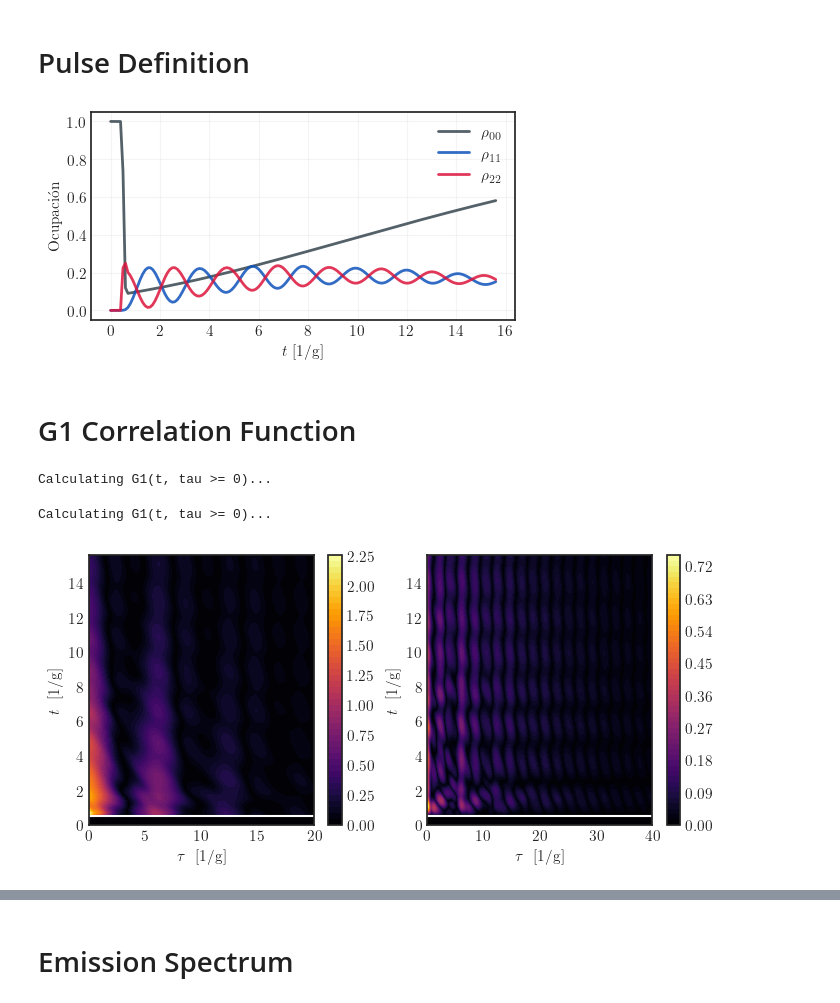
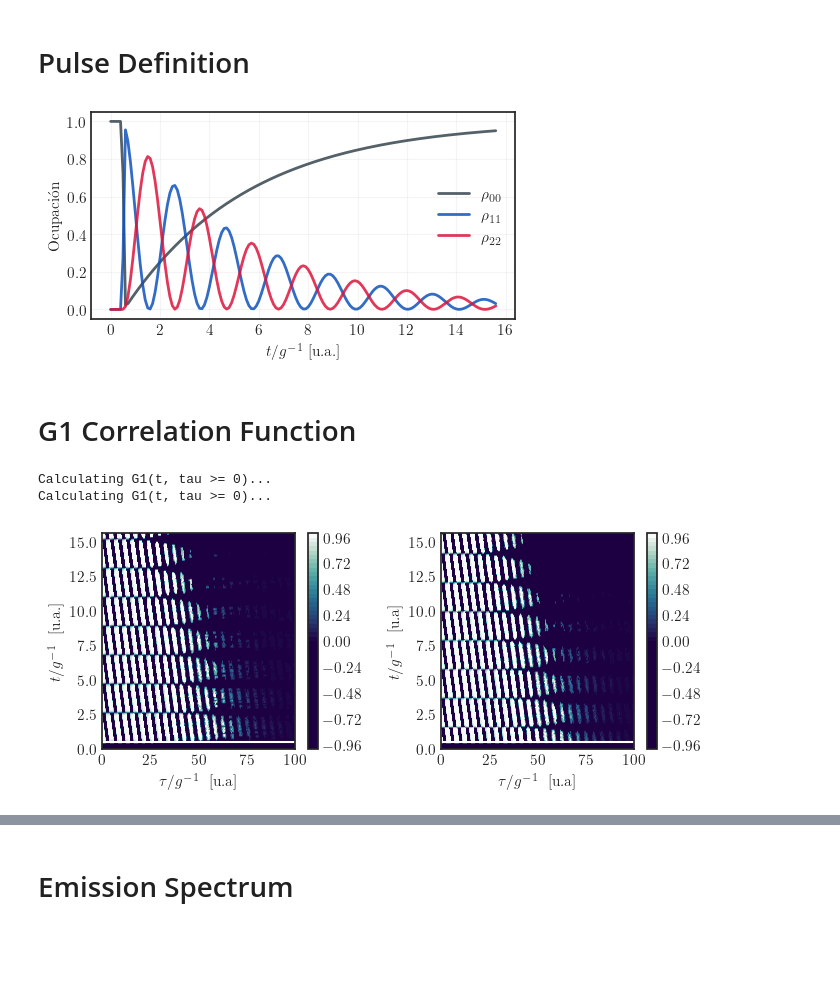
Before and after one commit to juardilag/Pulsed-cQED, a Jupyter notebook: test.ipynb, the cells around one changed output, grey strips where cells are left out. Cells and saved outputs as stored; diff of their text form; code cells hidden in the pictures; blank space fills up the shorter version.

Commit message:
added new plots and cmaps

```diff
--- a/test.ipynb
+++ b/test.ipynb
@@ -30,8 +38,8 @@ g_ref = jnp.pi*10.0e6  # 10 MHz
 g_sim = g_real/g_ref
 delta_c = 0/g_ref
 delta_e = 0/g_ref
-kappa = 0.1
-gamma = 0.1
+kappa = 0.20
+gamma = 0.20
 # %% [markdown]
 # Pulse Definition
 # %%
@@ -63,7 +71,7 @@ psi_q_gnd = jnp.array([1.0, 0.0])
 psi_0 = jnp.kron(psi_c_vac, psi_q_gnd)
 rho_initial = jnp.outer(psi_0, jnp.conj(psi_0))
 
-H_t_func = dynamical_hamiltonian(cavity_dim, delta_c, delta_e, g_sim)
+H_t_func = dynamical_hamiltonian_atom(cavity_dim, delta_c, delta_e, g_sim)
 
 a, adag, n_op = boson_ops(cavity_dim)
 sigma_m, sigma_p, sigma_e = qubit_ops()
@@ -84,10 +92,10 @@ L_ops = [L1, L2]
 rho_all_t = solve_dynamics(rho_initial, t_array, H_t_func, drive, L_ops)
 # %%
 fig, ax = plt.subplots(figsize=(5, 2.8))
-plt.plot(t_array, rho_all_t[:, 0, 0], label=r'$\rho_{00}$', linewidth = 2, color = '#36454F', alpha = 0.85)
-plt.plot(t_array, rho_all_t[:, 1, 1], label=r'$\rho_{11}$', linewidth = 2, color = '#0F52BA', alpha = 0.85)
-plt.plot(t_array, rho_all_t[:, 2, 2], label=r'$\rho_{22}$', linewidth = 2, color = '#DC143C', alpha = 0.85)
-plt.xlabel(r'$t$ [1/g]')
+plt.plot(t_array, jnp.real(rho_all_t[:, 0, 0]), label=r'$\rho_{00}$', linewidth = 2, color = '#36454F', alpha = 0.85)
+plt.plot(t_array, jnp.real(rho_all_t[:, 1, 1]), label=r'$\rho_{11}$', linewidth = 2, color = '#0F52BA', alpha = 0.85)
+plt.plot(t_array, jnp.real(rho_all_t[:, 2, 2]), label=r'$\rho_{22}$', linewidth = 2, color = '#DC143C', alpha = 0.85)
+plt.xlabel(r'$t/g^{-1}$ [u.a.]')
 plt.ylabel('Ocupación')
 plt.legend()
 plt.grid(alpha = 0.2)
@@ -95,17 +103,15 @@ plt.tight_layout()
 plt.savefig('matter_population.pdf', dpi = 300, bbox_inches ='tight')
 plt.show()
 # %% [output]
-[figure, old version]
+[figure, new version]
 # %% [markdown]
 # G1 Correlation Function
 # %%
 from correlations import g1_matrix
 # %%
-tau_array_pos =  jnp.arange(0, 60 + dt, dt)
-tau_array_neg = jnp.flip(-tau_array_pos)[1:]
-tau_array_full = jnp.concatenate([tau_array_neg, tau_array_pos])
+tau_array_pos =  jnp.arange(0, 100 + dt, dt)
 
-G1_light_matrix = g1_matrix(
+G1_light_matrix, g1_light_matrix = g1_matrix(
     rho_t_array = rho_all_t,
     t_array = t_array,
     a_L = a_full,
@@ -116,7 +122,7 @@ G1_light_matrix = g1_matrix(
     E_func = drive
 )
 
-G1_atom_matrix = g1_matrix(
+G1_atom_matrix, g1_atom_matrix  = g1_matrix(
     rho_t_array = rho_all_t,
     t_array = t_array,
     a_L = sigma_m_full,
@@ -128,23 +134,48 @@ G1_atom_matrix = g1_matrix(
 )
 # %% [output]
 Calculating G1(t, tau >= 0)...
+Calculating G1(t, tau >= 0)...
-Calculating G1(t, tau >= 0)...
 # %%
-fig, ax = plt.subplots(1, 2, figsize=(8, 3.5))
+fig, ax = plt.subplots(1, 2, figsize=(7.5, 2.8))
+fig.subplots_adjust(wspace=0.40)
 
-plot_1 = ax[0].contourf(tau_array_pos, t_array, jnp.abs(G1_light_matrix), levels = 50, cmap = 'inferno')
-ax[0].set_xlabel(r'$\tau \ $ [1/g]')
-ax[0].set_ylabel(r'$t \ $ [1/g]')
+plot_1 = ax[0].contourf(tau_array_pos, t_array,
+                        jnp.real(g1_light_matrix),
+                        levels = 50,
+                        cmap = 'cmr.ocean',
+                        vmax = 1.0,
+                        vmin = 0.0)
+ax[0].contourf(tau_array_pos, t_array,
+                        jnp.real(g1_light_matrix),
+                        levels = 50,
+                        cmap = 'cmr.ocean',
+                        vmax = 1.0,
+                        vmin = 0.0)
+ax[0].set_xlabel(r'$\tau/g^{-1} \ $ [u.a]')
+ax[0].set_ylabel(r'$t/g^{-1} \ $ [u.a.]')
 ax[0].axhline(2*t_lim, color = 'w')
-ax[0].set_xlim(0, 20)
 cbar_light = fig.colorbar(plot_1, ax=ax[0])
 
-plot_2 = ax[1].contourf(tau_array_pos, t_array, jnp.abs(G1_atom_matrix), levels = 50, cmap = 'inferno')
-ax[1].set_xlabel(r'$\tau \ $ [1/g]')
-ax[1].set_ylabel(r'$t \ $ [1/g]')
+plot_2 = ax[1].contourf(tau_array_pos,
+                        t_array, jnp.real(g1_atom_matrix),
+                        levels = 50,
+                        cmap = 'cmr.ocean',
+                        vmax = 1.0,
+                        vmin = 0.0)
+ax[0].contourf(tau_array_pos, t_array,
+                        jnp.real(g1_light_matrix),
+                        levels = 50,
+                        cmap = 'cmr.ocean',
+                        vmax = 1.0,
+                        vmin = 0.0)
+ax[1].set_xlabel(r'$\tau/g^{-1} \ $ [u.a]')
+ax[1].set_ylabel(r'$t/g^{-1} \ $ [u.a]')
 ax[1].axhline(2*t_lim, color = 'w')
-ax[1].set_xlim(0, 40)
 cbar_atom = fig.colorbar(plot_2, ax=ax[1])
+
+#plt.tight_layout()
+plt.savefig('matter_dynamical_g1.pdf', dpi = 300, bbox_inches ='tight')
+plt.show()
 # %% [output]
-[figure, old version]
+[figure, new version]
 # %%
```
Also changed, not shown: parts of 9 cells of this notebook.
